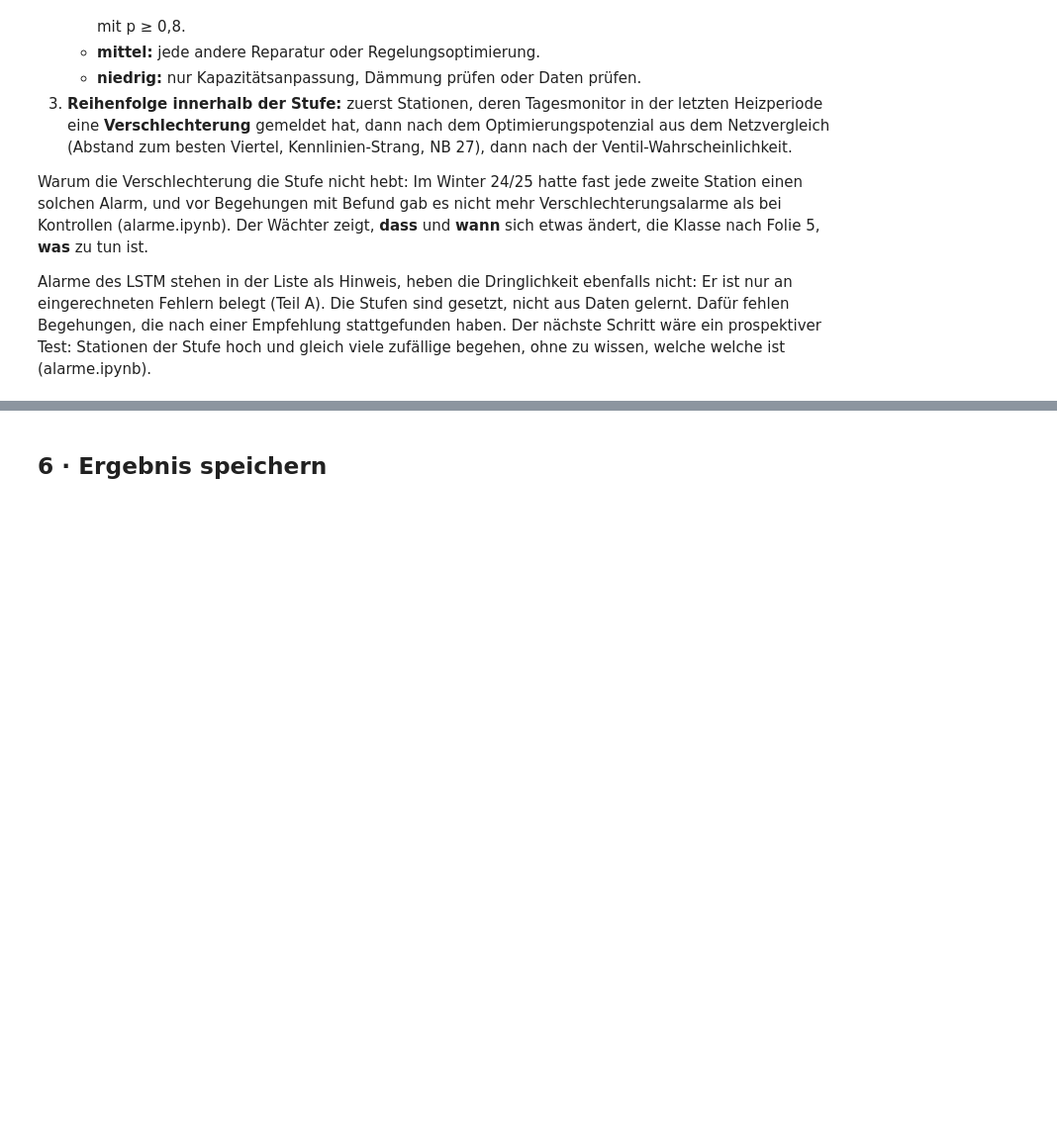
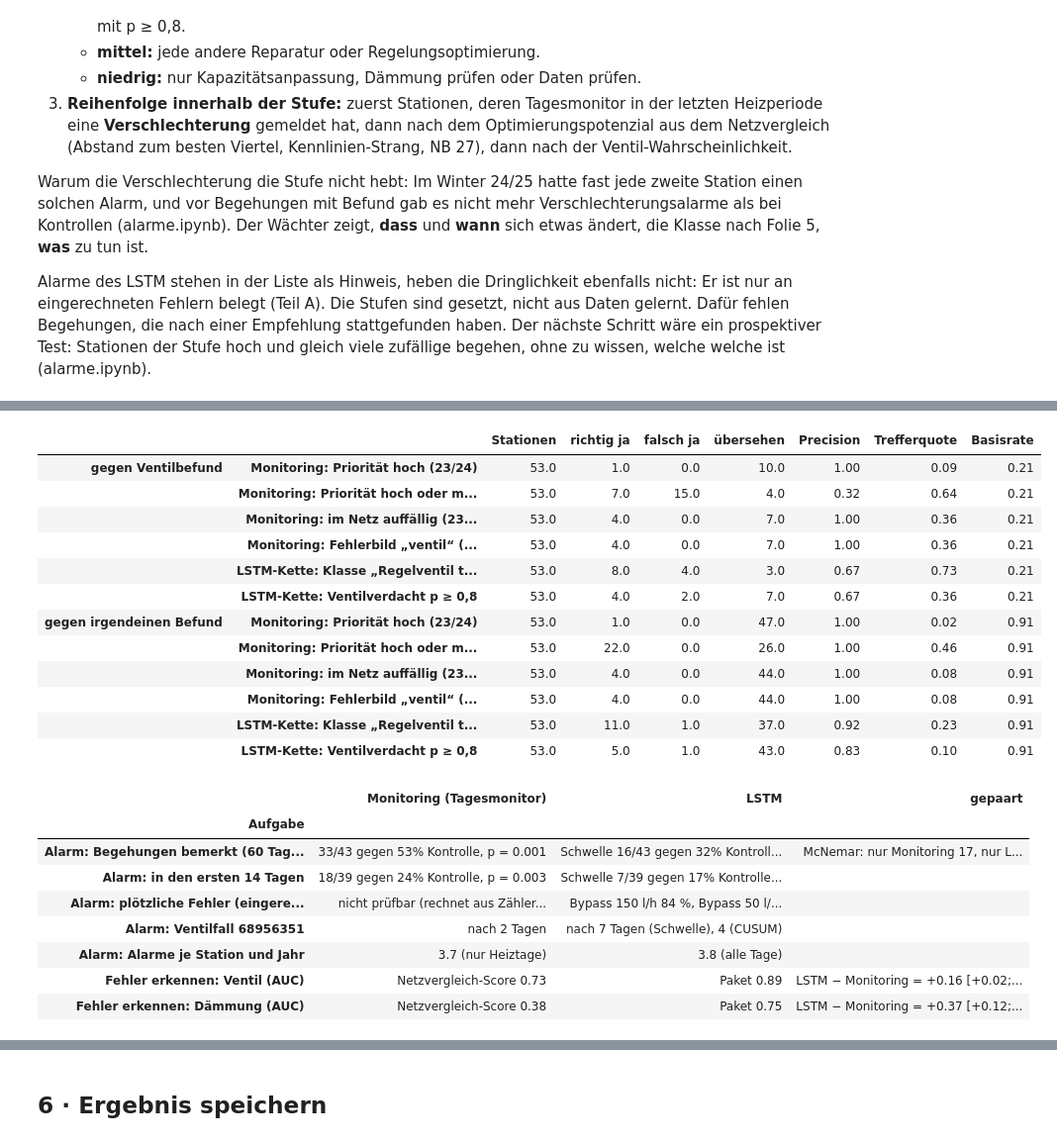
Before and after one commit to ivelinayna/projektseminar, a Jupyter notebook: notebooks/32_modellvergleich.ipynb, the cells around one changed output, grey strips where cells are left out. Shown at 99% size. Saved outputs shown, nothing was run; the diff lists cells and outputs as text; code cells hidden in the pictures; blank space fills up the shorter version.

```diff
--- a/notebooks/32_modellvergleich.ipynb
+++ b/notebooks/32_modellvergleich.ipynb
@@ -1507,0 +1738,78 @@ viele zufällige begehen, ohne zu wissen, welche welche ist (alarme.ipynb).
+# %%
+p2324 = netz["prioritaet"]
+p2324 = p2324[p2324["winter"] == "23/24"].set_index("meter")
+befund_irgend = basis[["ventil", "daemmung", "filter", "durchfluss", "temperatur"]].astype(bool).any(axis=1)
+entscheidungen = {
+    "Monitoring: Priorität hoch (23/24)": p2324["prioritaet"] == "hoch",
+    "Monitoring: Priorität hoch oder mittel (23/24)": p2324["prioritaet"].isin(["hoch", "mittel"]),
+    "Monitoring: im Netz auffällig (23/24)": w2324["auffaellig"].astype(bool),
+    "Monitoring: Fehlerbild „ventil“ (23/24)": fb2324["fehlerbild"] == "ventil",
+    "LSTM-Kette: Klasse „Regelventil tauschen“": vorher["klasse"] == "Regelventil tauschen",
+    "LSTM-Kette: Ventilverdacht p ≥ 0,8": vorher["p_ventil"] >= 0.8,
+}
+ent_tab = pd.concat({
+    "gegen Ventilbefund": pd.DataFrame({n: ps.vierfelder(v.reindex(basis.index), basis["ventil"]) for n, v in entscheidungen.items()}).T,
+    "gegen irgendeinen Befund": pd.DataFrame({n: ps.vierfelder(v.reindex(basis.index), befund_irgend) for n, v in entscheidungen.items()}).T,
+})
+display(ent_tab[["Stationen", "richtig ja", "falsch ja", "übersehen", "Precision", "Trefferquote", "Basisrate"]].round(2))
+
+# Kopf an Kopf: je Aufgabe der beste Vertreter beider Systeme, gepaart
+y_v, y_d = basis["ventil"].astype(int), basis["daemmung"].astype(int)
+d_v = ps.auc_differenz(y_v, oof["ventil"].reindex(basis.index), w2324["score"].reindex(basis.index).fillna(w2324["score"].median()))
+d_d = ps.auc_differenz(y_d, oof["daemmung"].reindex(basis.index), w2324["score"].reindex(basis.index).fillna(w2324["score"].median()))
+lang = alle_a[alle_a["Fenster"] == "−7 bis +60 Tage"].set_index("Kandidat")
+kurz = alle_a[alle_a["Fenster"] == "−7 bis +14 Tage"].set_index("Kandidat")
+mc = ps.mcnemar(treffer_je_fall[("Tagesmonitor", 60)], treffer_je_fall[("Prognose-LSTM, Schwelle", 60)].reindex(treffer_je_fall[("Tagesmonitor", 60)].index))
+mc2 = ps.mcnemar(treffer_je_fall[("Tagesmonitor", 60)], treffer_je_fall[("Prognose-LSTM, CUSUM", 60)].reindex(treffer_je_fall[("Tagesmonitor", 60)].index))
+vf = pd.DataFrame(ventilfall).set_index("Kandidat").iloc[:, 0]
+la = pd.DataFrame(last).set_index("Kandidat").iloc[:, 0]
+
+
+def bilanz_text(z):
+    return f"{int(z['Treffer'])}/{int(z['Fälle'])} gegen {z['Kontrollquote']:.0%} Kontrolle, p = {z['p (einseitig)']:.3f}"
+
+
+kopf = pd.DataFrame([
+    {"Aufgabe": "Alarm: Begehungen bemerkt (60 Tage, gleiches Budget)", "Monitoring (Tagesmonitor)": bilanz_text(lang.loc["Tagesmonitor"]),
+     "LSTM": f"Schwelle {bilanz_text(lang.loc['Prognose-LSTM, Schwelle'])}; CUSUM {bilanz_text(lang.loc['Prognose-LSTM, CUSUM'])}",
+     "gepaart": f"McNemar: nur Monitoring {mc['nur A']}, nur LSTM {mc['nur B']}, p = {mc['p (McNemar)']:.3f} (Schwelle); "
+                f"{mc2['nur A']} gegen {mc2['nur B']}, p = {mc2['p (McNemar)']:.3f} (CUSUM)"},
+    {"Aufgabe": "Alarm: in den ersten 14 Tagen", "Monitoring (Tagesmonitor)": bilanz_text(kurz.loc["Tagesmonitor"]),
+     "LSTM": f"Schwelle {bilanz_text(kurz.loc['Prognose-LSTM, Schwelle'])}", "gepaart": ""},
+    {"Aufgabe": "Alarm: plötzliche Fehler (eingerechnet, ≤ 10 % Fehlalarm)", "Monitoring (Tagesmonitor)": "nicht prüfbar (rechnet aus Zählerständen)",
+     "LSTM": "Bypass 150 l/h 84 %, Bypass 50 l/h 55 %, Fühler 43 %, Sollwert 19 %", "gepaart": ""},
+    {"Aufgabe": "Alarm: Ventilfall 68956351", "Monitoring (Tagesmonitor)": f"nach {vf['Tagesmonitor']} Tagen",
+     "LSTM": f"nach {vf['Prognose-LSTM, Schwelle']} Tagen (Schwelle), {vf['Prognose-LSTM, CUSUM']} (CUSUM)", "gepaart": ""},
+    {"Aufgabe": "Alarm: Alarme je Station und Jahr", "Monitoring (Tagesmonitor)": f"{la['Tagesmonitor']:.1f} (nur Heiztage)",
+     "LSTM": f"{la['Prognose-LSTM, Schwelle']:.1f} (alle Tage)", "gepaart": ""},
+    {"Aufgabe": "Fehler erkennen: Ventil (AUC)", "Monitoring (Tagesmonitor)": f"Netzvergleich-Score {ventil_tab.set_index('Kandidat').loc['Netzvergleich-Score 23/24', 'AUC']:.2f}",
+     "LSTM": f"Paket {ventil_tab.set_index('Kandidat').loc['LR Kennzahlen + LSTM (Paket)', 'AUC']:.2f}",
+     "gepaart": f"LSTM − Monitoring = {d_v[0]:+.2f} [{d_v[1]:+.2f}; {d_v[2]:+.2f}]"},
+    {"Aufgabe": "Fehler erkennen: Dämmung (AUC)", "Monitoring (Tagesmonitor)": f"Netzvergleich-Score {daemmung_alle.set_index('Kandidat').loc['Netzvergleich-Score 23/24', 'AUC']:.2f}",
+     "LSTM": f"Paket {daemmung_alle.set_index('Kandidat').loc['LR Kennzahlen + LSTM (Paket)', 'AUC']:.2f}",
+     "gepaart": f"LSTM − Monitoring = {d_d[0]:+.2f} [{d_d[1]:+.2f}; {d_d[2]:+.2f}]"},
+]).set_index("Aufgabe")
+kopf
+# %% [output]
+|  |  | Stationen | richtig ja | falsch ja | übersehen | Precision | Trefferquote | Basisrate |
+| gegen Ventilbefund | Monitoring: Priorität hoch (23/24) | 53.0 | 1.0 | 0.0 | 10.0 | 1.00 | 0.09 | 0.21 |
+|  | Monitoring: Priorität hoch oder m... | 53.0 | 7.0 | 15.0 | 4.0 | 0.32 | 0.64 | 0.21 |
+|  | Monitoring: im Netz auffällig (23... | 53.0 | 4.0 | 0.0 | 7.0 | 1.00 | 0.36 | 0.21 |
+|  | Monitoring: Fehlerbild „ventil“ (... | 53.0 | 4.0 | 0.0 | 7.0 | 1.00 | 0.36 | 0.21 |
+|  | LSTM-Kette: Klasse „Regelventil t... | 53.0 | 8.0 | 4.0 | 3.0 | 0.67 | 0.73 | 0.21 |
+|  | LSTM-Kette: Ventilverdacht p ≥ 0,8 | 53.0 | 4.0 | 2.0 | 7.0 | 0.67 | 0.36 | 0.21 |
+| gegen irgendeinen Befund | Monitoring: Priorität hoch (23/24) | 53.0 | 1.0 | 0.0 | 47.0 | 1.00 | 0.02 | 0.91 |
+|  | Monitoring: Priorität hoch oder m... | 53.0 | 22.0 | 0.0 | 26.0 | 1.00 | 0.46 | 0.91 |
+|  | Monitoring: im Netz auffällig (23... | 53.0 | 4.0 | 0.0 | 44.0 | 1.00 | 0.08 | 0.91 |
+|  | Monitoring: Fehlerbild „ventil“ (... | 53.0 | 4.0 | 0.0 | 44.0 | 1.00 | 0.08 | 0.91 |
+|  | LSTM-Kette: Klasse „Regelventil t... | 53.0 | 11.0 | 1.0 | 37.0 | 0.92 | 0.23 | 0.91 |
+|  | LSTM-Kette: Ventilverdacht p ≥ 0,8 | 53.0 | 5.0 | 1.0 | 43.0 | 0.83 | 0.10 | 0.91 |
+|  | Monitoring (Tagesmonitor) | LSTM | gepaart |
+| Aufgabe |  |  |  |
+| Alarm: Begehungen bemerkt (60 Tag... | 33/43 gegen 53% Kontrolle, p = 0.001 | Schwelle 16/43 gegen 32% Kontroll... | McNemar: nur Monitoring 17, nur L... |
+| Alarm: in den ersten 14 Tagen | 18/39 gegen 24% Kontrolle, p = 0.003 | Schwelle 7/39 gegen 17% Kontrolle... |  |
+| Alarm: plötzliche Fehler (eingere... | nicht prüfbar (rechnet aus Zähler... | Bypass 150 l/h 84 %, Bypass 50 l/... |  |
+| Alarm: Ventilfall 68956351 | nach 2 Tagen | nach 7 Tagen (Schwelle), 4 (CUSUM) |  |
+| Alarm: Alarme je Station und Jahr | 3.7 (nur Heiztage) | 3.8 (alle Tage) |  |
+| Fehler erkennen: Ventil (AUC) | Netzvergleich-Score 0.73 | Paket 0.89 | LSTM − Monitoring = +0.16 [+0.02;... |
+| Fehler erkennen: Dämmung (AUC) | Netzvergleich-Score 0.38 | Paket 0.75 | LSTM − Monitoring = +0.37 [+0.12;... |
```
Also changed, not shown: parts of 12 cells of this notebook, 3 other files.
